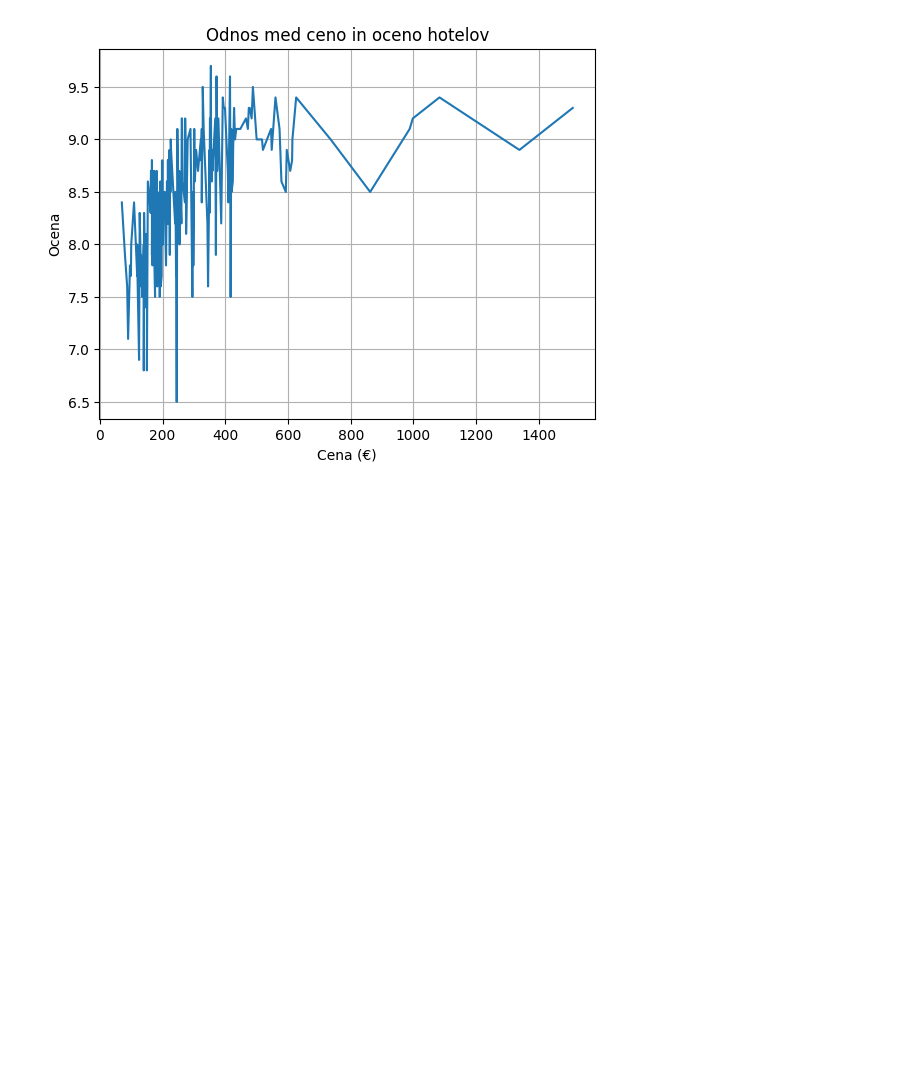
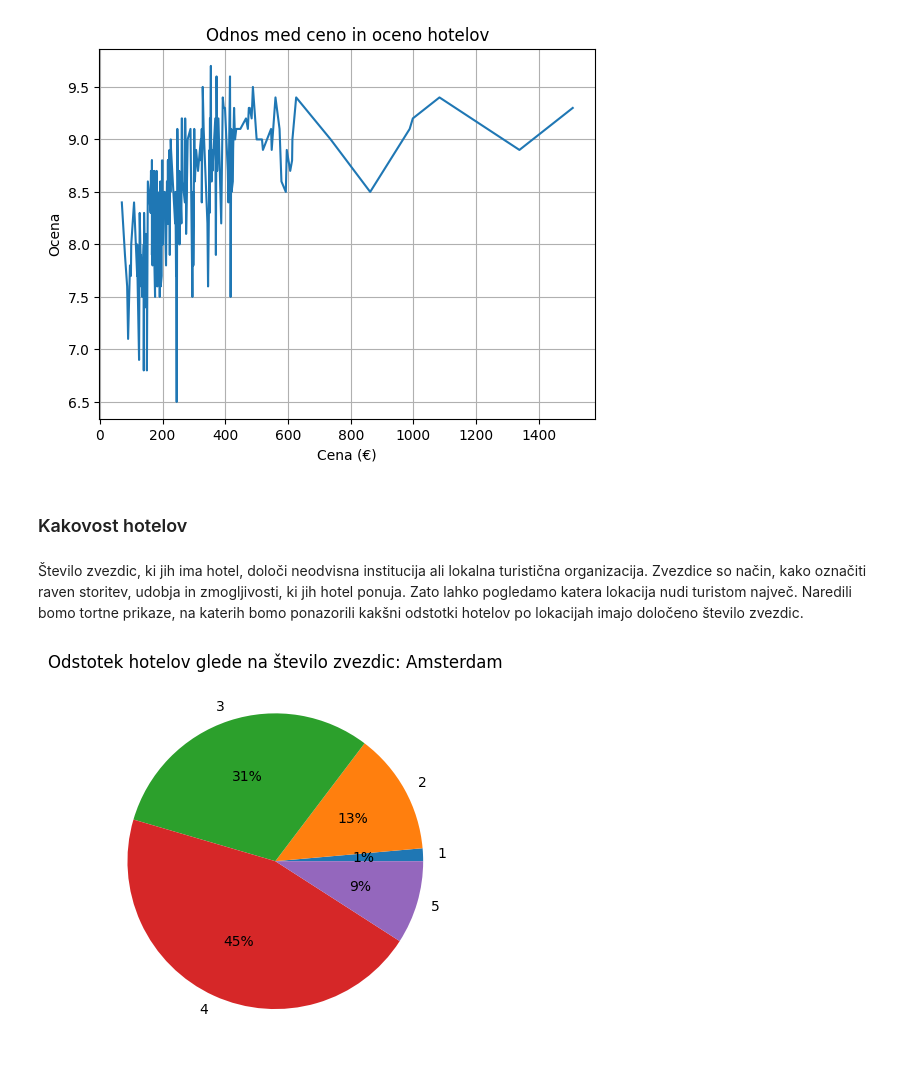
Before and after one commit to MiaCakarova/ProjektnaNaloga_AnalizaHotelovBooking, a Jupyter notebook: analiza_podatkov.ipynb, the cells around one changed output. Drawn from its saved outputs; the diff is of its cells as text; code cells hidden in the pictures; blank space fills up the shorter version.

Commit message:
tortni diagrami za zvezdice

```diff
--- a/analiza_podatkov.ipynb
+++ b/analiza_podatkov.ipynb
@@ -257,3 +257,24 @@ Korelacijski koeficient znaša 0.5142611562700826, torej se v več primerih spla
 
 [197 rows x 2 columns]
 [figure]
+# %% [markdown]
+### Kakovost hotelov
+# %% [markdown]
+Število zvezdic, ki jih ima hotel, določi neodvisna institucija ali lokalna turistična organizacija. Zvezdice so način, kako označiti raven storitev, udobja in zmogljivosti, ki jih hotel ponuja. Zato lahko pogledamo katera lokacija nudi turistom največ.
+Naredili bomo tortne prikaze, na katerih bomo ponazorili kakšni odstotki hotelov po lokacijah imajo določeno število zvezdic.
+# %%
+def tortni_diagram(tabela, lokacija):
+    # Združimo podatke po številu zvezdic in preštejemo število hotelov
+    po_zvezdicah = tabela.groupby('število zvezdic').size().reset_index(name='stevilo_hotelov')
+
+    # Izračunamo odstotke
+    odstotki = po_zvezdicah['stevilo_hotelov'] / po_zvezdicah['stevilo_hotelov'].sum() * 100
+
+    # Izrišemo tortni diagram
+    mp.pie(odstotki, labels=po_zvezdicah['število zvezdic'], autopct='%1.0f%%') # ukažemo, naj nam izpiše tudi posamezne odstotke
+    mp.title(f'Odstotek hotelov glede na število zvezdic: {lokacija}')
+    mp.show()
+# %%
+tortni_diagram(amsterdam, 'Amsterdam')
+# %% [output]
+[figure, added]
```
Also changed, not shown: parts of 3 cells of this notebook.
